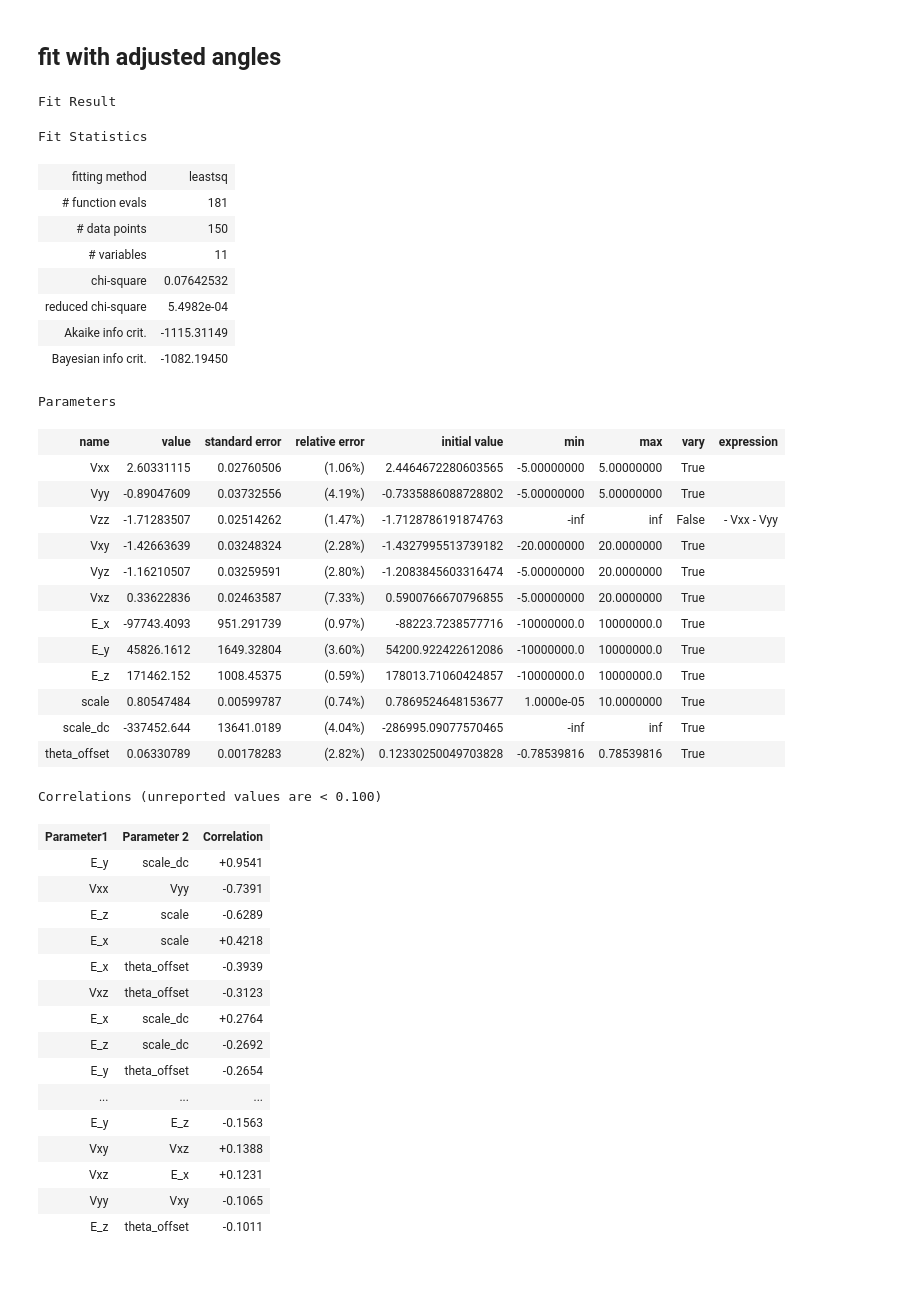
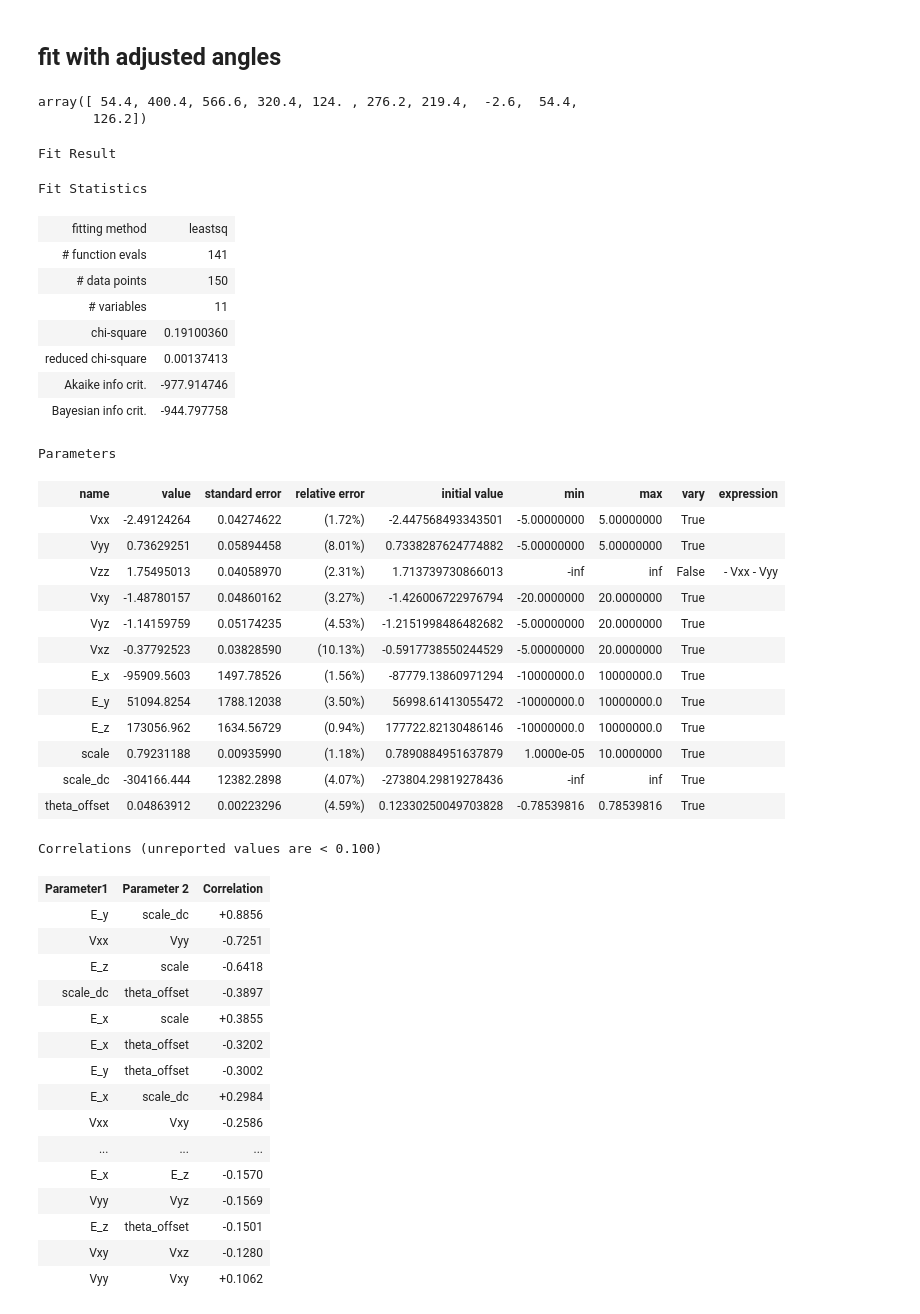
Before and after one commit to arjenvaartjes/Psyduck, a Jupyter notebook: examples/quadrupole modeling/extracting_quadrupole_tensor_misaligned_fit_r.ipynb, the cells around one changed output. Cells and saved outputs as stored; diff of their text form; code cells hidden in the pictures; blank space fills up the shorter version.

```diff
--- a/examples/quadrupole modeling/extracting_quadrupole_tensor_misaligned_fit_r.ipynb
+++ b/examples/quadrupole modeling/extracting_quadrupole_tensor_misaligned_fit_r.ipynb
@@ -438,7 +438,7 @@ def residual_full(params):
     lqse_arr = np.zeros(len(thetas))
     for t, theta in enumerate(thetas):
         evals = ionized_hamiltonian(theta, **p).eigenstates()[0]
-        fq1_arr[t]   = np.mean(np.diff(np.diff(evals)))
+        fq1_arr[t]   = -np.mean(np.diff(np.diff(evals)))
         fq2_arr[t]   = np.mean(np.diff(np.diff(np.diff(evals))))
         ner1_arr[t]  = ner1(theta, **p)
         ner2_arr[t]  = ner2(theta, **p)
@@ -555,7 +554,7 @@ ner2_fit = np.zeros((len(thetas_fit), 6))
 lqse_fit = np.zeros(len(thetas_fit))
 for t, th in enumerate(thetas_fit):
     evals = ionized_hamiltonian(th, **p_full).eigenstates()[0]
-    fq1_fit[t]   = np.mean(np.diff(np.diff(evals)))
+    fq1_fit[t]   = -np.mean(np.diff(np.diff(evals)))
     fq2_fit[t]   = np.mean(np.diff(np.diff(np.diff(evals))))
     ner1_fit[t]  = ner1(th, **p_full)
     ner2_fit[t]  = ner2(th, **p_full)
@@ -692,7 +691,7 @@ def residual_full_misaligned(params):
     lqse_arr = np.zeros(len(thetas))
     for t, theta in enumerate(thetas_eff):
         evals = ionized_hamiltonian(theta, **p).eigenstates()[0]
-        fq1_arr[t]  = np.mean(np.diff(np.diff(evals)))
+        fq1_arr[t]  = -np.mean(np.diff(np.diff(evals)))
         fq2_arr[t]  = np.mean(np.diff(np.diff(np.diff(evals))))
         ner1_arr[t] = ner1(theta, **p)
         ner2_arr[t] = ner2(theta, **p)
@@ -783,7 +782,7 @@ ner2_fit = np.zeros((len(thetas_fit), 6))
 lqse_fit = np.zeros(len(thetas_fit))
 for t, th in enumerate(thetas_fit):
     evals = ionized_hamiltonian(th, **p_mis).eigenstates()[0]
-    fq1_fit[t]  = np.mean(np.diff(np.diff(evals)))
+    fq1_fit[t]  = -np.mean(np.diff(np.diff(evals)))
     fq2_fit[t]  = np.mean(np.diff(np.diff(np.diff(evals))))
     ner1_fit[t] = ner1(th, **p_mis)
     ner2_fit[t] = ner2(th, **p_mis)
@@ -970,3 +969,8 @@ Axis ratio B0x/B0z = 0.908002  (deviation from circle: 9.200 %)
 [figure]
 # %% [markdown]
 ## fit with adjusted angles
+# %%
+fq_2_measured
+# %% [output]
+array([ 54.4, 400.4, 566.6, 320.4, 124. , 276.2, 219.4,  -2.6,  54.4,
+       126.2])
@@ -985,7 +993,7 @@ def residual_full_misaligned(params):
     lqse_arr = np.zeros(len(thetas_eff))
     for t, theta in enumerate(thetas_eff):
         evals = ionized_hamiltonian(theta, **p).eigenstates()[0]
-        fq1_arr[t]  = np.mean(np.diff(np.diff(evals)))
+        fq1_arr[t]  = -np.mean(np.diff(np.diff(evals)))
         fq2_arr[t]  = np.mean(np.diff(np.diff(np.diff(evals))))
         ner1_arr[t] = ner1(theta, **p)
         ner2_arr[t] = ner2(theta, **p)
@@ -995,65 +1003,65 @@ def residual_full_misaligned(params):
         (fq2_arr  - fq_2_measured)                        / np.max(np.abs(fq_2_measured)),
         (ner1_arr - f_ner1_measured)[_ner1_mask]          / np.max(np.abs(f_ner1_measured[_ner1_mask])),
         (ner2_arr - f_ner2_measured).flatten()            / np.max(np.abs(f_ner2_measured)),
         (lqse_arr - lqse_measured)                        / np.max(np.abs(lqse_measured)),
     ])
 
 p0 = result_full.params.valuesdict()
 params_misaligned = Parameters()
 params_misaligned.add('Vxx',          value=p0['Vxx'],      min=-5,   max=5)
 params_misaligned.add('Vyy',          value=p0['Vyy'],      min=-5,   max=5)
 params_misaligned.add('Vzz',          expr='- Vxx - Vyy')
 params_misaligned.add('Vxy',          value=p0['Vxy'],      min=-20,  max=20)
 params_misaligned.add('Vyz',          value=p0['Vyz'],      min=-5,   max=20)
 params_misaligned.add('Vxz',          value=p0['Vxz'],      min=-5,   max=20)
 params_misaligned.add('E_x',          value=p0['E_x'],      min=-1e7, max=1e7)
 params_misaligned.add('E_y',          value=p0['E_y'],      min=-1e7, max=1e7)
 params_misaligned.add('E_z',          value=p0['E_z'],      min=-1e7, max=1e7)
 params_misaligned.add('scale',        value=p0['scale'],    min=0.00001, max=10)
 params_misaligned.add('scale_dc',     value=p0['scale_dc'])
 params_misaligned.add('theta_offset', value=phase_offset,   min=-np.pi/4, max=np.pi/4)
 
-result_misaligned = minimize(residual_full_misaligned, params_misaligned, method='leastsq')
+result_misaligned_comsol = minimize(residual_full_misaligned, params_misaligned, method='leastsq')
 result_misaligned
 # %% [output]
 Fit Result
 Fit Statistics
 | fitting method | leastsq |
-| # function evals | 181 |
+| # function evals | 141 |
 | # data points | 150 |
 | # variables | 11 |
-| chi-square | 0.07642532 |
-| reduced chi-square | 5.4982e-04 |
-| Akaike info crit. | -1115.31149 |
-| Bayesian info crit. | -1082.19450 |
+| chi-square | 0.19100360 |
+| reduced chi-square | 0.00137413 |
+| Akaike info crit. | -977.914746 |
+| Bayesian info crit. | -944.797758 |
 Parameters
 | name | value | standard error | relative error | initial value | min | max | vary | expression |
-| Vxx | 2.60331115 | 0.02760506 | (1.06%) | 2.4464672280603565 | -5.00000000 | 5.00000000 | True |  |
-| Vyy | -0.89047609 | 0.03732556 | (4.19%) | -0.7335886088728802 | -5.00000000 | 5.00000000 | True |  |
-| Vzz | -1.71283507 | 0.02514262 | (1.47%) | -1.7128786191874763 | -inf | inf | False | - Vxx - Vyy |
-| Vxy | -1.42663639 | 0.03248324 | (2.28%) | -1.4327995513739182 | -20.0000000 | 20.0000000 | True |  |
-| Vyz | -1.16210507 | 0.03259591 | (2.80%) | -1.2083845603316474 | -5.00000000 | 20.0000000 | True |  |
-| Vxz | 0.33622836 | 0.02463587 | (7.33%) | 0.5900766670796855 | -5.00000000 | 20.0000000 | True |  |
-| E_x | -97743.4093 | 951.291739 | (0.97%) | -88223.7238577716 | -10000000.0 | 10000000.0 | True |  |
-| E_y | 45826.1612 | 1649.32804 | (3.60%) | 54200.922422612086 | -10000000.0 | 10000000.0 | True |  |
-| E_z | 171462.152 | 1008.45375 | (0.59%) | 178013.71060424857 | -10000000.0 | 10000000.0 | True |  |
-| scale | 0.80547484 | 0.00599787 | (0.74%) | 0.7869524648153677 | 1.0000e-05 | 10.0000000 | True |  |
-| scale_dc | -337452.644 | 13641.0189 | (4.04%) | -286995.09077570465 | -inf | inf | True |  |
-| theta_offset | 0.06330789 | 0.00178283 | (2.82%) | 0.12330250049703828 | -0.78539816 | 0.78539816 | True |  |
+| Vxx | -2.49124264 | 0.04274622 | (1.72%) | -2.447568493343501 | -5.00000000 | 5.00000000 | True |  |
+| Vyy | 0.73629251 | 0.05894458 | (8.01%) | 0.7338287624774882 | -5.00000000 | 5.00000000 | True |  |
+| Vzz | 1.75495013 | 0.04058970 | (2.31%) | 1.713739730866013 | -inf | inf | False | - Vxx - Vyy |
+| Vxy | -1.48780157 | 0.04860162 | (3.27%) | -1.426006722976794 | -20.0000000 | 20.0000000 | True |  |
+| Vyz | -1.14159759 | 0.05174235 | (4.53%) | -1.2151998486482682 | -5.00000000 | 20.0000000 | True |  |
+| Vxz | -0.37792523 | 0.03828590 | (10.13%) | -0.5917738550244529 | -5.00000000 | 20.0000000 | True |  |
+| E_x | -95909.5603 | 1497.78526 | (1.56%) | -87779.13860971294 | -10000000.0 | 10000000.0 | True |  |
+| E_y | 51094.8254 | 1788.12038 | (3.50%) | 56998.61413055472 | -10000000.0 | 10000000.0 | True |  |
+| E_z | 173056.962 | 1634.56729 | (0.94%) | 177722.82130486146 | -10000000.0 | 10000000.0 | True |  |
+| scale | 0.79231188 | 0.00935990 | (1.18%) | 0.7890884951637879 | 1.0000e-05 | 10.0000000 | True |  |
+| scale_dc | -304166.444 | 12382.2898 | (4.07%) | -273804.29819278436 | -inf | inf | True |  |
+| theta_offset | 0.04863912 | 0.00223296 | (4.59%) | 0.12330250049703828 | -0.78539816 | 0.78539816 | True |  |
 Correlations (unreported values are < 0.100)
 | Parameter1 | Parameter 2 | Correlation |
-| E_y | scale_dc | +0.9541 |
-| Vxx | Vyy | -0.7391 |
-| E_z | scale | -0.6289 |
-| E_x | scale | +0.4218 |
-| E_x | theta_offset | -0.3939 |
-| Vxz | theta_offset | -0.3123 |
-| E_x | scale_dc | +0.2764 |
-| E_z | scale_dc | -0.2692 |
-| E_y | theta_offset | -0.2654 |
+| E_y | scale_dc | +0.8856 |
+| Vxx | Vyy | -0.7251 |
+| E_z | scale | -0.6418 |
+| scale_dc | theta_offset | -0.3897 |
+| E_x | scale | +0.3855 |
+| E_x | theta_offset | -0.3202 |
+| E_y | theta_offset | -0.3002 |
+| E_x | scale_dc | +0.2984 |
+| Vxx | Vxy | -0.2586 |
 | ... | ... | ... |
-| E_y | E_z | -0.1563 |
-| Vxy | Vxz | +0.1388 |
-| Vxz | E_x | +0.1231 |
-| Vyy | Vxy | -0.1065 |
-| E_z | theta_offset | -0.1011 |
+| E_x | E_z | -0.1570 |
+| Vyy | Vyz | -0.1569 |
+| E_z | theta_offset | -0.1501 |
+| Vxy | Vxz | -0.1280 |
+| Vyy | Vxy | +0.1062 |
```
Also changed, not shown: parts of 19 cells of this notebook.
